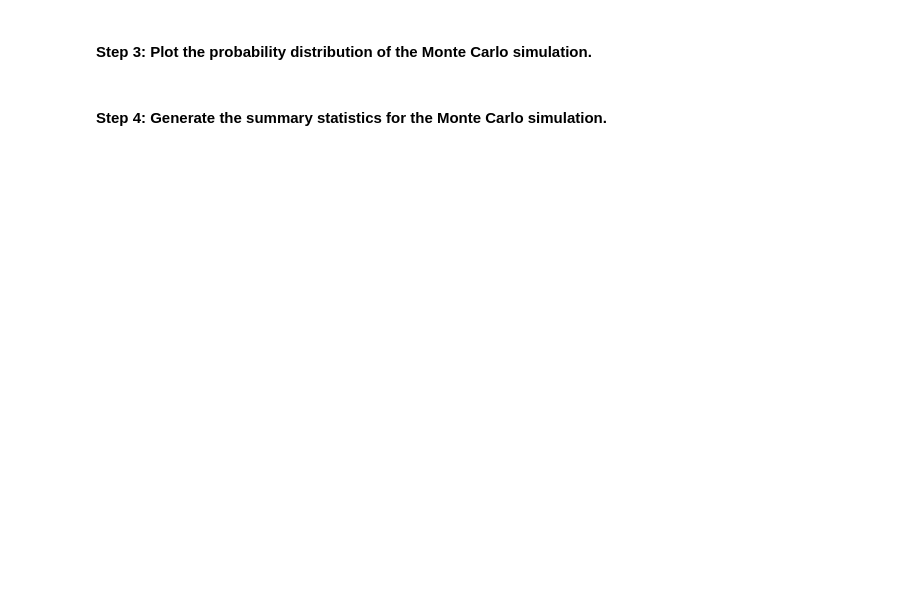
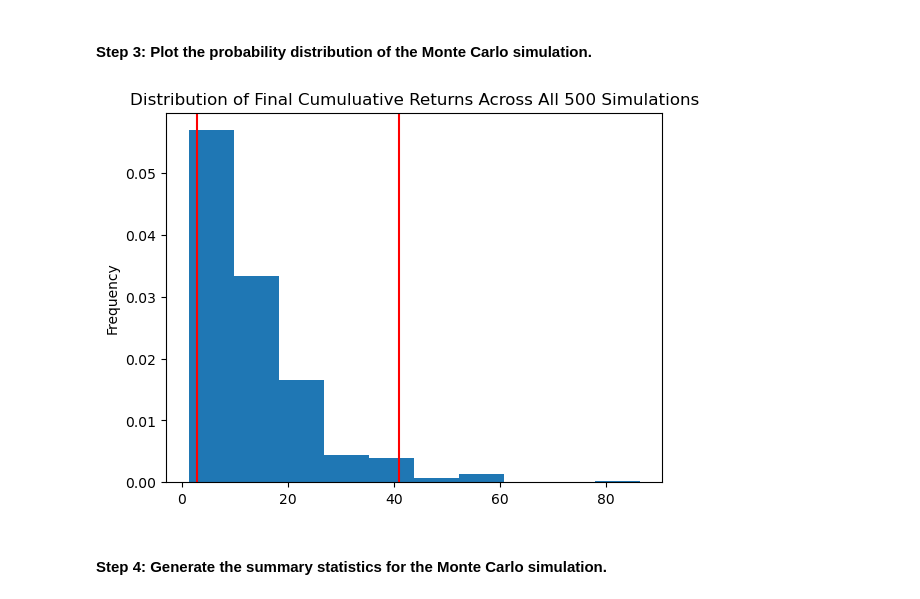
Before and after one commit to cannabbeers/05_financial_planner_prototype, a Jupyter notebook: financial_planning_tools.ipynb, the cells around one changed output. Drawn from its saved outputs; the diff is of its cells as text; code cells hidden in the pictures; blank space fills up the shorter version.

```diff
--- a/financial_planning_tools.ipynb
+++ b/financial_planning_tools.ipynb
@@ -662,7 +695,9 @@ display(mc_30yr_simulation.portfolio_data.head()), display(mc_30yr_simulation.po
 # %%
 # Visualize the probability distribution of the 30-year Monte Carlo simulation
 # by plotting a histogram
-# YOUR CODE HERE
+monte_carlo_hist = mc_30yr_simulation.plot_distribution()
+# %% [output]
+[figure, added]
 # %% [markdown]
 #### Step 4: Generate the summary statistics for the Monte Carlo simulation.
 # %%
```
Also changed, not shown: parts of 15 cells of this notebook.
